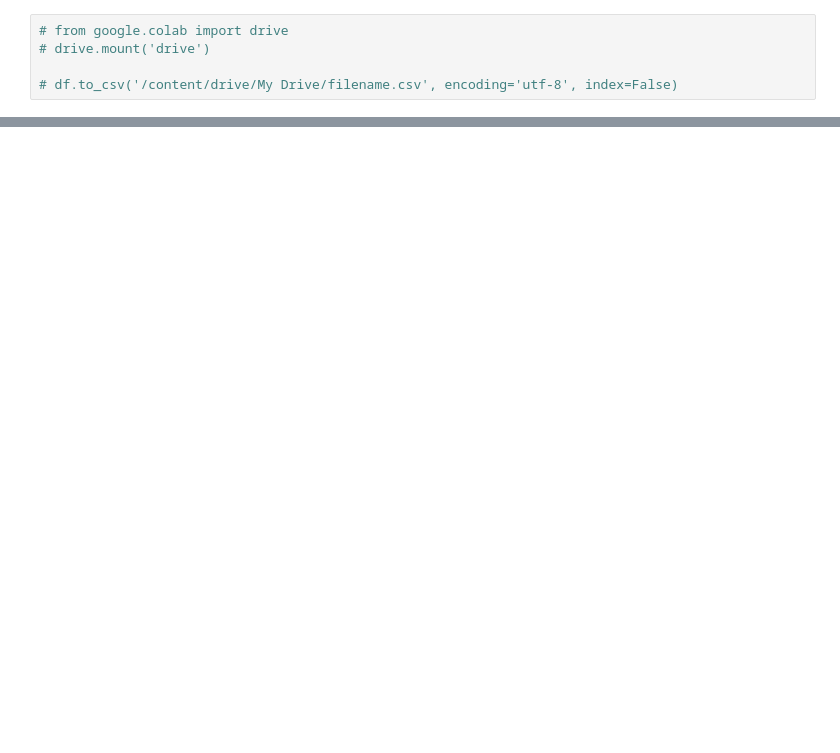
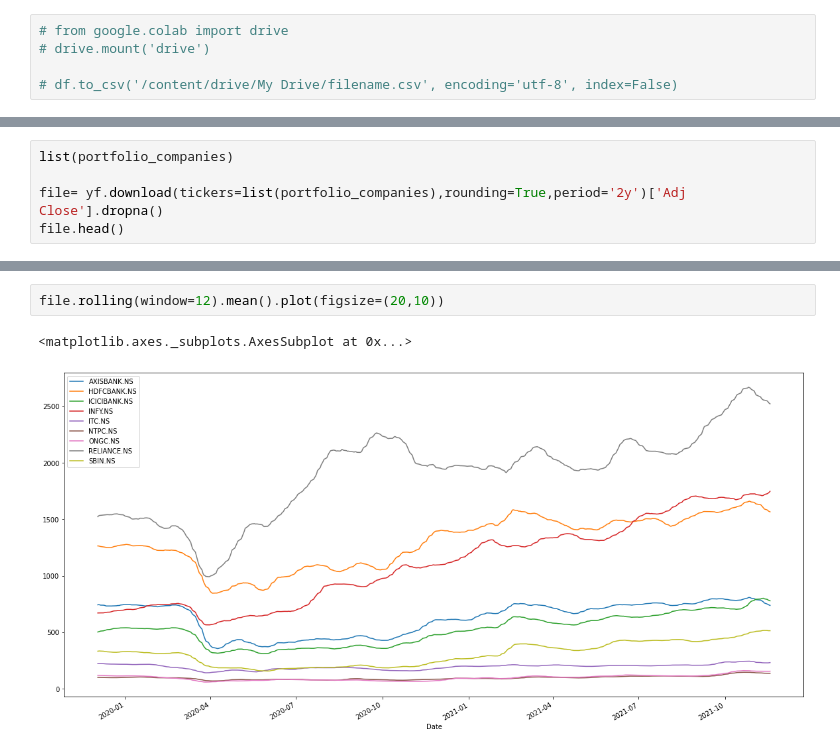
Before and after one commit to AMAYadav/PROJECTS-, a Jupyter notebook: 1ST_PROJECT_Portfolio.ipynb, the cells around one changed output, grey strips where cells are left out. Saved outputs shown, nothing was run; the diff lists cells and outputs as text; blank space fills up the shorter version.

```diff
--- a/1ST_PROJECT_Portfolio.ipynb
+++ b/1ST_PROJECT_Portfolio.ipynb
@@ -174,0 +195,5 @@ files.download("portfolios.csv")
+# %%
+list(portfolio_companies)
+
+file= yf.download(tickers=list(portfolio_companies),rounding=True,period='2y')['Adj Close'].dropna()
+file.head()
@@ -174,0 +209,5 @@ files.download("portfolios.csv")
+# %%
+file.rolling(window=12).mean().plot(figsize=(20,10))
+# %% [output]
+<matplotlib.axes._subplots.AxesSubplot at 0x...>
+[figure, added]
```
Also changed, not shown: parts of 5 cells of this notebook.
